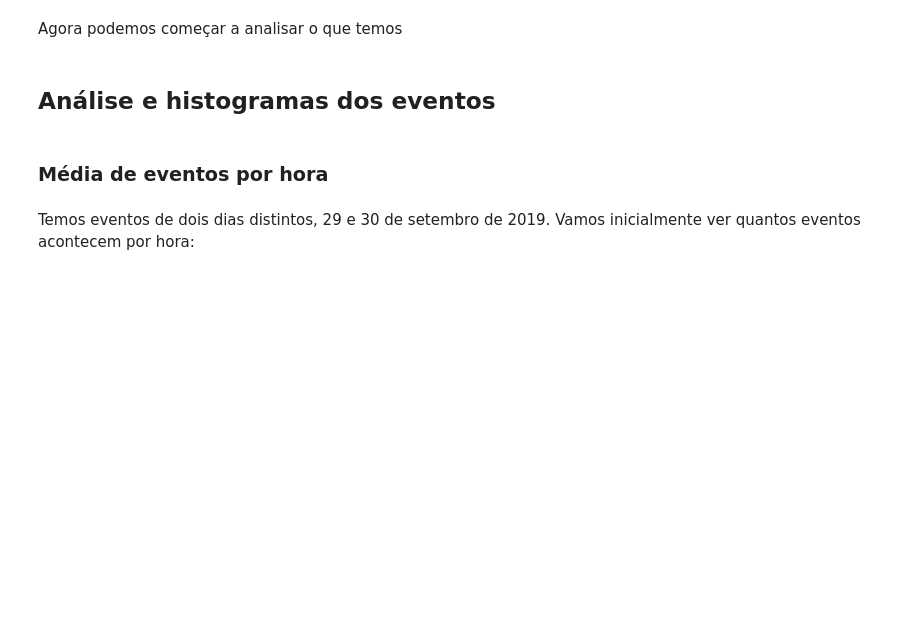
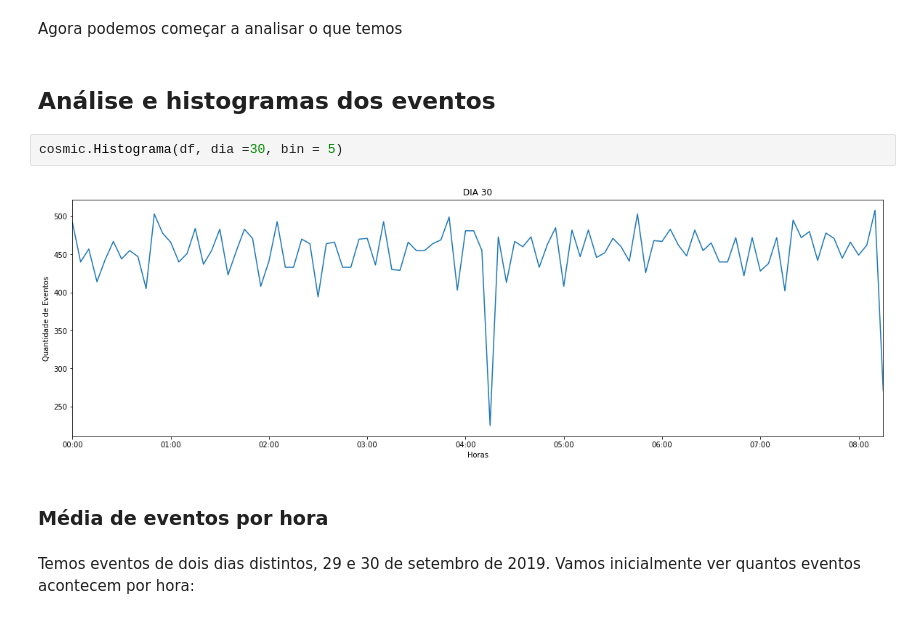
Before and after one commit to Materloki/Cosmic-Binder, a Jupyter notebook: raios_cosmicos.ipynb, the cells around one changed output. Saved outputs shown, nothing was run; the diff lists cells and outputs as text; blank space fills up the shorter version.

```diff
--- a/raios_cosmicos.ipynb
+++ b/raios_cosmicos.ipynb
@@ -67,6 +91,10 @@ df['Timestamp'] =  pd.to_datetime(df["Timestamp"])
 Agora podemos começar a analisar o que temos
 # %% [markdown]
 ## Análise e histogramas dos eventos
+# %%
+cosmic.Histograma(df, dia =30, bin = 5)
+# %% [output]
+[figure, added]
 # %% [markdown]
 ### Média de eventos por hora
 # %% [markdown]
```
Also changed, not shown: parts of 12 cells of this notebook, 3 other files.
